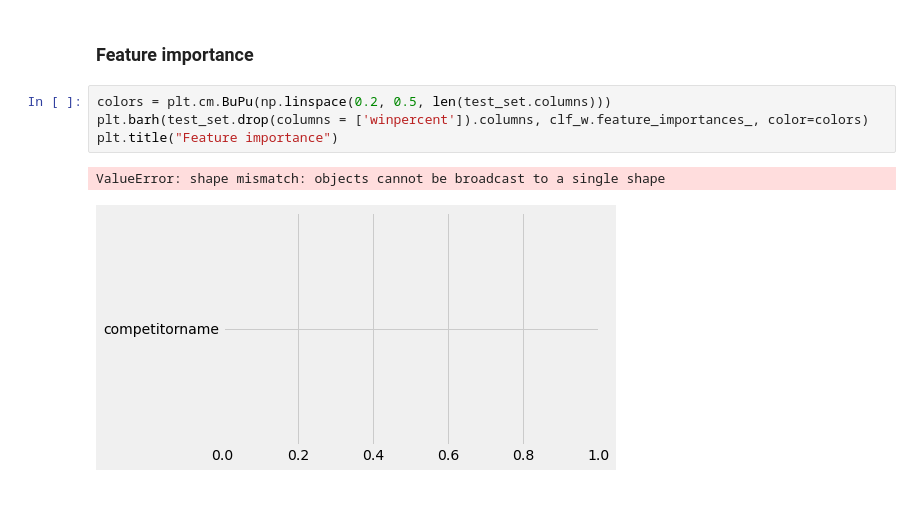
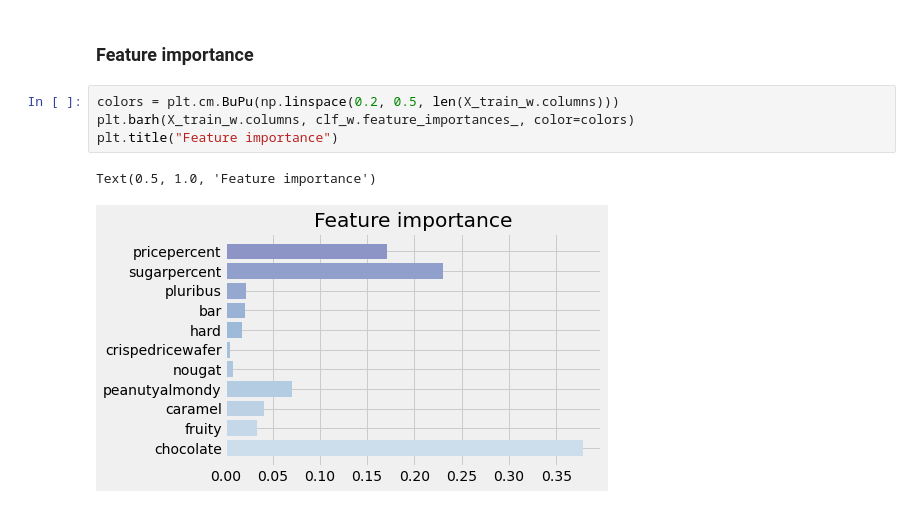
Before and after one commit to Mieju/CandyCare, a Jupyter notebook: CandyCare.ipynb, the cells around one changed output. Saved outputs shown, nothing was run; the diff lists cells and outputs as text.

```diff
--- a/CandyCare.ipynb
+++ b/CandyCare.ipynb
@@ -364,9 +364,9 @@ def predWin_RF(dataline):
 # %% [markdown]
 ### Feature importance
 # %%
-colors = plt.cm.BuPu(np.linspace(0.2, 0.5, len(test_set.columns)))
-plt.barh(test_set.drop(columns = ['winpercent']).columns, clf_w.feature_importances_, color=colors)
+colors = plt.cm.BuPu(np.linspace(0.2, 0.5, len(X_train_w.columns)))
+plt.barh(X_train_w.columns, clf_w.feature_importances_, color=colors)
 plt.title("Feature importance")
 # %% [output]
-ValueError: shape mismatch: objects cannot be broadcast to a single shape
+Text(0.5, 1.0, 'Feature importance')
-[figure, old version]
+[figure, new version]
```
Also changed, not shown: parts of 4 cells of this notebook.
